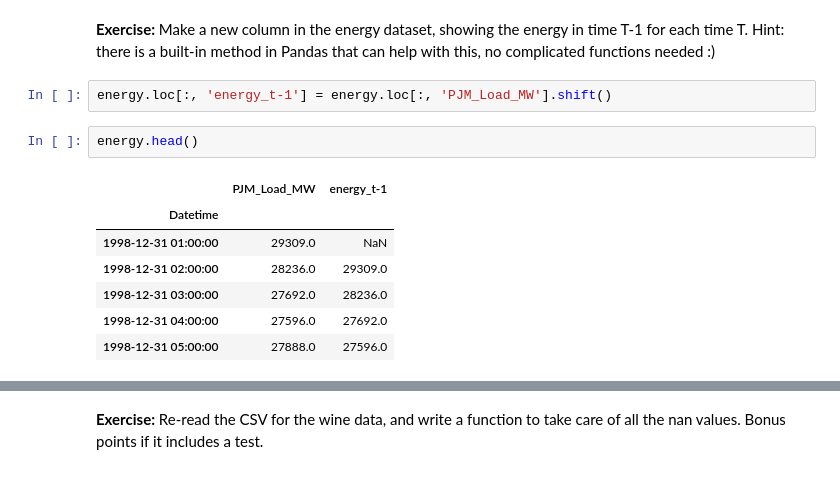
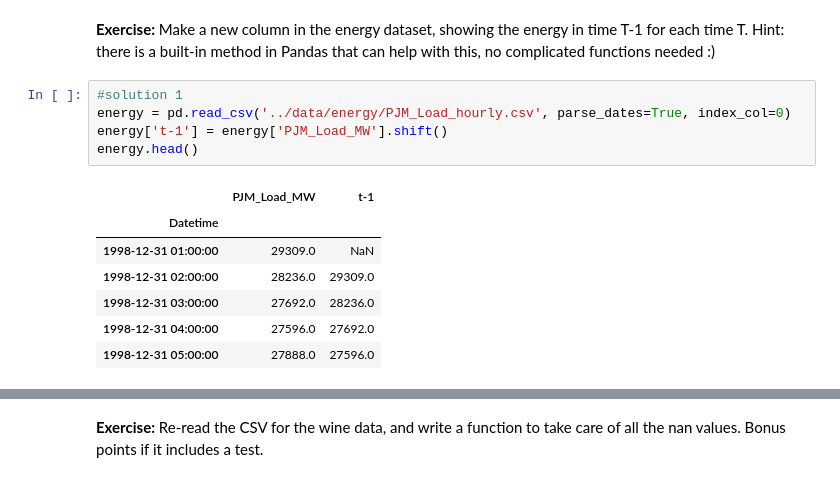
Before and after one commit to utstikkar/DSR_Pandas, a Jupyter notebook: answers/3. Data Cleaning & Manipulation-answers.ipynb, the cells around one changed output, grey strips where cells are left out. Drawn from its saved outputs; the diff is of its cells as text.

```diff
--- a/answers/3. Data Cleaning & Manipulation-answers.ipynb
+++ b/answers/3. Data Cleaning & Manipulation-answers.ipynb
@@ -8,15 +8,16 @@ wine = pd.read_csv('../data/wine_reviews/winemag-data_first150k.csv', index_col=
 energy = pd.read_csv('../data/energy/PJM_Load_hourly.csv', parse_dates=True, index_col=0)
 # %% [markdown]
 **Exercise:** Make a new column in the energy dataset, showing the energy in time T-1 for each time T. Hint: there is a built-in method in Pandas that can help with this, no complicated functions needed :)
-# %%
-energy.loc[:, 'energy_t-1'] = energy.loc[:, 'PJM_Load_MW'].shift()
-# %%
-energy.head()
-# %% [output]
-|  | PJM_Load_MW | energy_t-1 |
-| Datetime |  |  |
-| 1998-12-31 01:00:00 | 29309.0 | NaN |
-| 1998-12-31 02:00:00 | 28236.0 | 29309.0 |
-| 1998-12-31 03:00:00 | 27692.0 | 28236.0 |
-| 1998-12-31 04:00:00 | 27596.0 | 27692.0 |
-| 1998-12-31 05:00:00 | 27888.0 | 27596.0 |
+# %%
+#solution 1
+energy = pd.read_csv('../data/energy/PJM_Load_hourly.csv', parse_dates=True, index_col=0)
+energy['t-1'] = energy['PJM_Load_MW'].shift()
+energy.head()
+# %% [output]
+|  | PJM_Load_MW | t-1 |
+| Datetime |  |  |
+| 1998-12-31 01:00:00 | 29309.0 | NaN |
+| 1998-12-31 02:00:00 | 28236.0 | 29309.0 |
+| 1998-12-31 03:00:00 | 27692.0 | 28236.0 |
+| 1998-12-31 04:00:00 | 27596.0 | 27692.0 |
+| 1998-12-31 05:00:00 | 27888.0 | 27596.0 |
```
Also changed, not shown: parts of 2 cells of this notebook, 1 other file.
